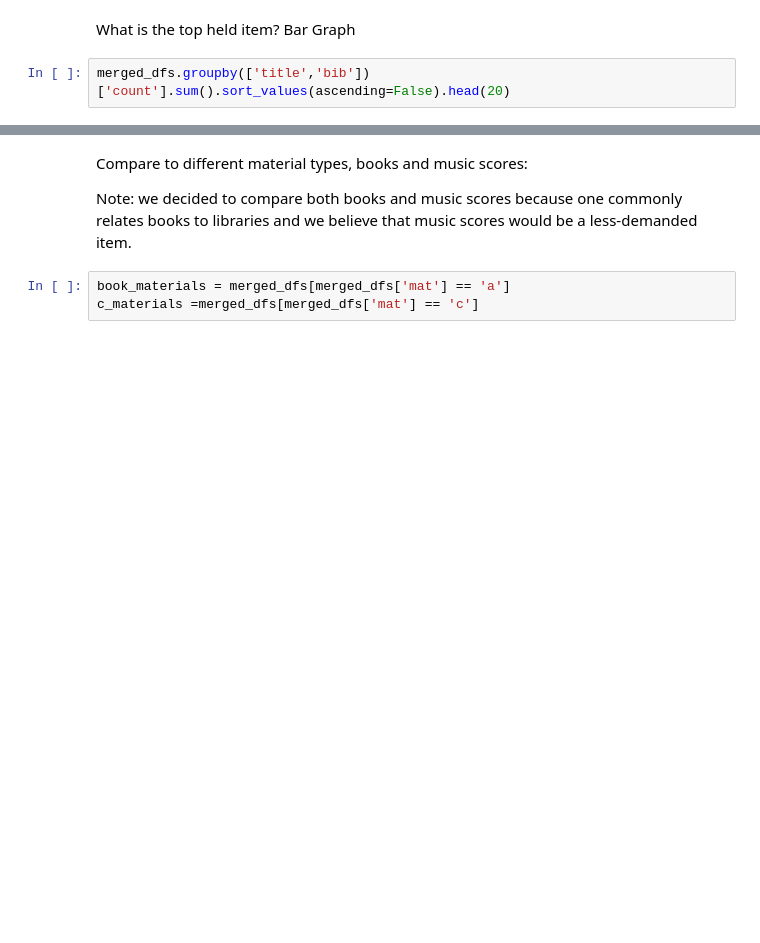
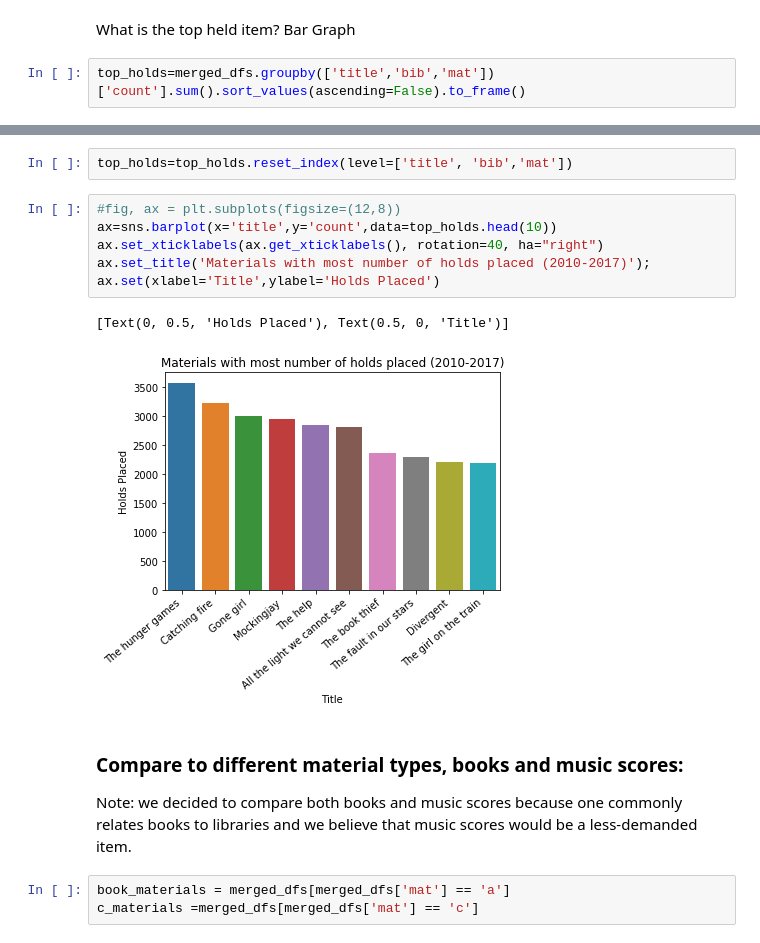
Before and after one commit to hannah-rauh/SI485, a Jupyter notebook: AADL.ipynb, the cells around one changed output, grey strips where cells are left out. Drawn from its saved outputs; the diff is of its cells as text; blank space fills up the shorter version.

```diff
--- a/AADL.ipynb
+++ b/AADL.ipynb
@@ -493,4 +493,4 @@ len(merged_dfs)
 # %% [markdown]
 What is the top held item? Bar Graph
 # %%
-merged_dfs.groupby(['title','bib'])['count'].sum().sort_values(ascending=False).head(20)
+top_holds=merged_dfs.groupby(['title','bib','mat'])['count'].sum().sort_values(ascending=False).to_frame()
@@ -515,5 +518,16 @@ Name: count, dtype: int64
+# %%
+top_holds=top_holds.reset_index(level=['title', 'bib','mat'])
+# %%
+#fig, ax = plt.subplots(figsize=(12,8))
+ax=sns.barplot(x='title',y='count',data=top_holds.head(10))
+ax.set_xticklabels(ax.get_xticklabels(), rotation=40, ha="right")
+ax.set_title('Materials with most number of holds placed (2010-2017)');
+ax.set(xlabel='Title',ylabel='Holds Placed')
+# %% [output]
+[Text(0, 0.5, 'Holds Placed'), Text(0.5, 0, 'Title')]
+[figure, added]
 # %% [markdown]
-Compare to different material types, books and music scores:
+### Compare to different material types, books and music scores:
 
 Note: we decided to compare both books and music scores because one commonly relates books to libraries and we believe that music scores would be a less-demanded item.
 # %%
```
Also changed, not shown: parts of 2 cells of this notebook.
